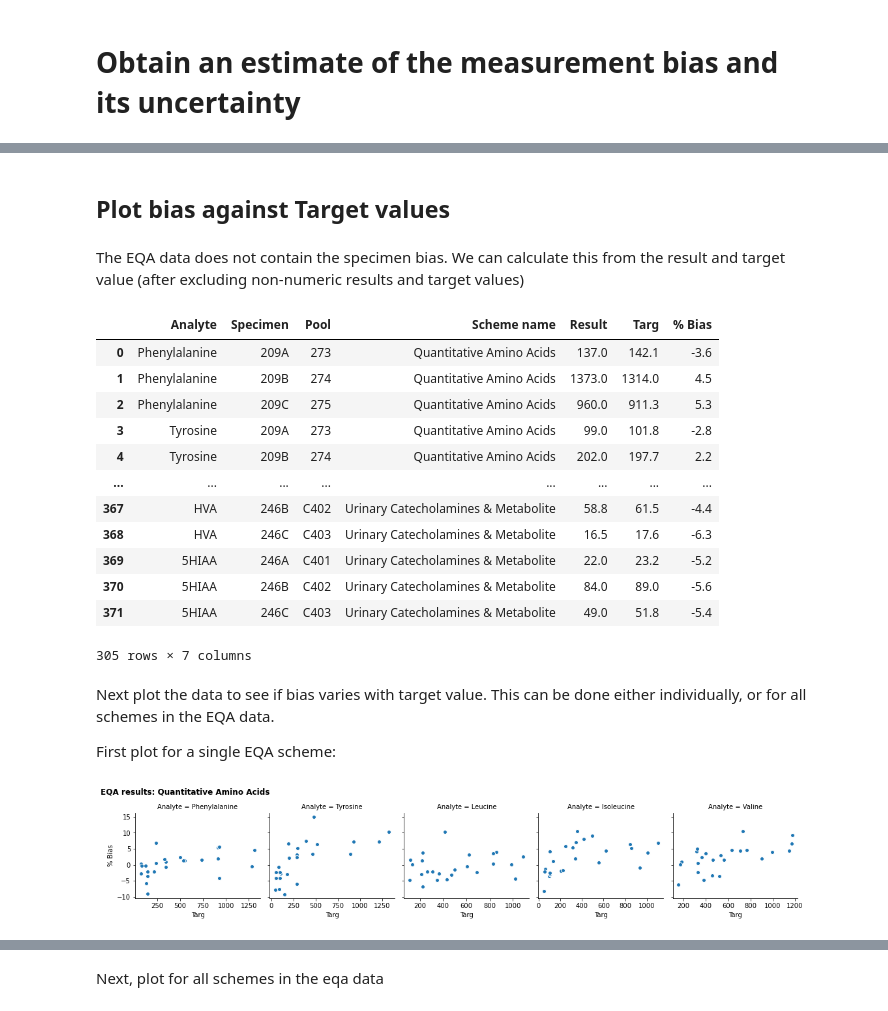
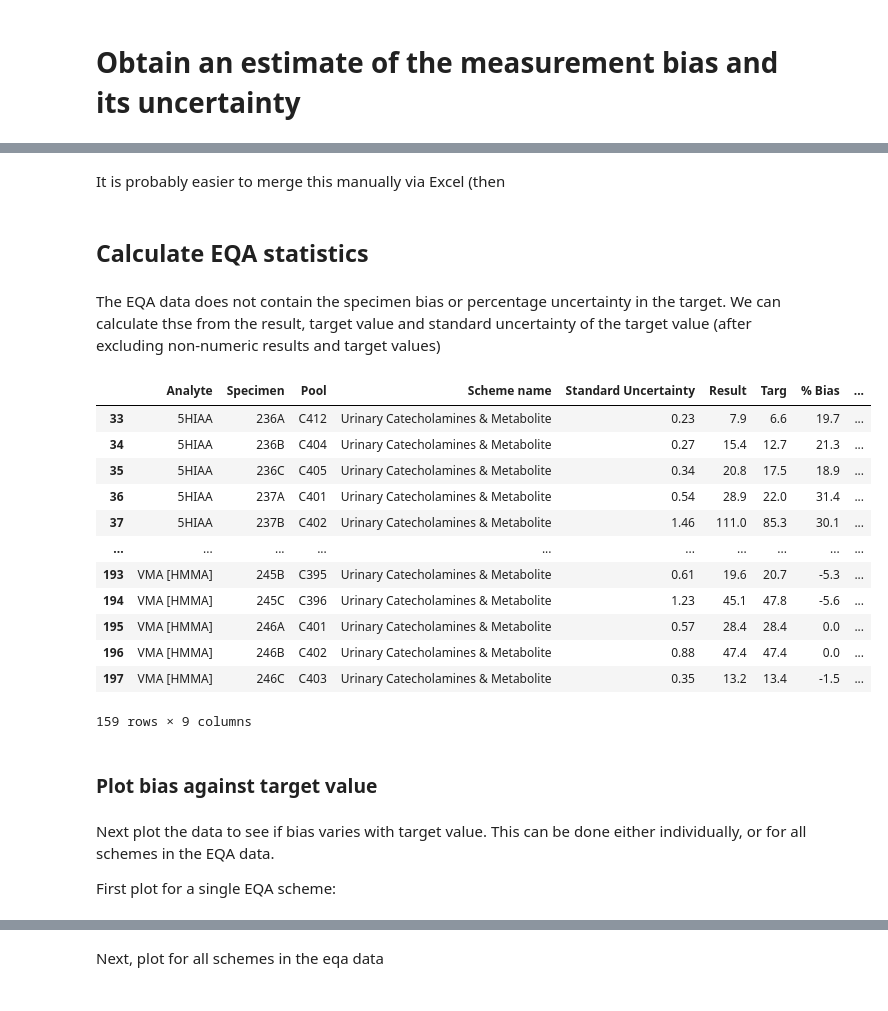
Before and after one commit to nf260/measurement_uncertainty, a Jupyter notebook: Measurement_uncertainty.ipynb, the cells around one changed output, grey strips where cells are left out. Drawn from its saved outputs; the diff is of its cells as text; code cells hidden in the pictures.

```diff
--- a/Measurement_uncertainty.ipynb
+++ b/Measurement_uncertainty.ipynb
@@ -194,4 +338,42 @@ eqa_results.head()
+# %% [markdown]
+It is probably easier to merge this manually via Excel (then
+# %% [markdown]
+## Calculate EQA statistics
+# %% [markdown]
+The EQA data does not contain the specimen bias or percentage uncertainty in the target. We can calculate thse from the result, target value and standard uncertainty of the target value (after excluding non-numeric results and target values)
+# %%
+def eqa_calculations(df,target_uncertainty=True):
+    # Remove rows with non-numeric result or target values
+    # https://stackoverflow.com/questions/21771133/finding-non-numeric-rows-in-dataframe-in-pandas/44178063
+    data_columns = ['Result','Targ']
+    num_df = (df.drop(data_columns, axis=1)
+         .join(df[data_columns].apply(pd.to_numeric, errors='coerce')))
+
+    num_df = num_df[num_df[data_columns].notnull().all(axis=1)]
+
+    ##Calculate percentage bias
+    num_df['% Bias'] = round(100*(num_df['Result'] - num_df['Targ'])/num_df['Targ'],1)
+
+    ## Calculate percentage uncertainty in the target value
+    if target_uncertainty:
+        num_df['% uncertainty in target value'] = round(100*num_df['Standard Uncertainty']/num_df['Targ'],1)
+    return num_df
+# %%
+eqa_calculated = eqa_calculations(eqa_results)
+eqa_calculated
+# %% [output]
+|  | Analyte | Specimen | Pool | Scheme name | Standard Uncertainty | Result | Targ | % Bias | ... |
+| 33 | 5HIAA | 236A | C412 | Urinary Catecholamines & Metabolite | 0.23 | 7.9 | 6.6 | 19.7 | ... |
+| 34 | 5HIAA | 236B | C404 | Urinary Catecholamines & Metabolite | 0.27 | 15.4 | 12.7 | 21.3 | ... |
+| 35 | 5HIAA | 236C | C405 | Urinary Catecholamines & Metabolite | 0.34 | 20.8 | 17.5 | 18.9 | ... |
+| 36 | 5HIAA | 237A | C401 | Urinary Catecholamines & Metabolite | 0.54 | 28.9 | 22.0 | 31.4 | ... |
+| 37 | 5HIAA | 237B | C402 | Urinary Catecholamines & Metabolite | 1.46 | 111.0 | 85.3 | 30.1 | ... |
+| ... | ... | ... | ... | ... | ... | ... | ... | ... | ... |
+| 193 | VMA [HMMA] | 245B | C395 | Urinary Catecholamines & Metabolite | 0.61 | 19.6 | 20.7 | -5.3 | ... |
+| 194 | VMA [HMMA] | 245C | C396 | Urinary Catecholamines & Metabolite | 1.23 | 45.1 | 47.8 | -5.6 | ... |
+| 195 | VMA [HMMA] | 246A | C401 | Urinary Catecholamines & Metabolite | 0.57 | 28.4 | 28.4 | 0.0 | ... |
+| 196 | VMA [HMMA] | 246B | C402 | Urinary Catecholamines & Metabolite | 0.88 | 47.4 | 47.4 | 0.0 | ... |
+| 197 | VMA [HMMA] | 246C | C403 | Urinary Catecholamines & Metabolite | 0.35 | 13.2 | 13.4 | -1.5 | ... |
+159 rows × 9 columns
 # %% [markdown]
-## Plot bias against Target values
+### Plot bias against target value
-# %% [markdown]
-The EQA data does not contain the specimen bias. We can calculate this from the result and target value (after excluding non-numeric results and target values)
@@ -211,20 +380,3 @@ def eqa_bias(df):
-# %%
-eqa_bias_df = eqa_bias(eqa_results)
-eqa_bias_df
-# %% [output]
-|  | Analyte | Specimen | Pool | Scheme name | Result | Targ | % Bias |
-| 0 | Phenylalanine | 209A | 273 | Quantitative Amino Acids | 137.0 | 142.1 | -3.6 |
-| 1 | Phenylalanine | 209B | 274 | Quantitative Amino Acids | 1373.0 | 1314.0 | 4.5 |
-| 2 | Phenylalanine | 209C | 275 | Quantitative Amino Acids | 960.0 | 911.3 | 5.3 |
-| 3 | Tyrosine | 209A | 273 | Quantitative Amino Acids | 99.0 | 101.8 | -2.8 |
-| 4 | Tyrosine | 209B | 274 | Quantitative Amino Acids | 202.0 | 197.7 | 2.2 |
-| ... | ... | ... | ... | ... | ... | ... | ... |
-| 367 | HVA | 246B | C402 | Urinary Catecholamines & Metabolite | 58.8 | 61.5 | -4.4 |
-| 368 | HVA | 246C | C403 | Urinary Catecholamines & Metabolite | 16.5 | 17.6 | -6.3 |
-| 369 | 5HIAA | 246A | C401 | Urinary Catecholamines & Metabolite | 22.0 | 23.2 | -5.2 |
-| 370 | 5HIAA | 246B | C402 | Urinary Catecholamines & Metabolite | 84.0 | 89.0 | -5.6 |
-| 371 | 5HIAA | 246C | C403 | Urinary Catecholamines & Metabolite | 49.0 | 51.8 | -5.4 |
-305 rows × 7 columns
 # %% [markdown]
 Next plot the data to see if bias varies with target value. This can be done either individually, or for all schemes in the EQA data.
 
@@ -243,4 +396,0 @@ def eqa_bias_plot(eqa_bias, scheme):
-# %%
-eqa_bias_plot(eqa_bias_df,'Quantitative Amino Acids')
-# %% [output]
-[figure, removed]
```
Also changed, not shown: parts of 48 cells of this notebook.
